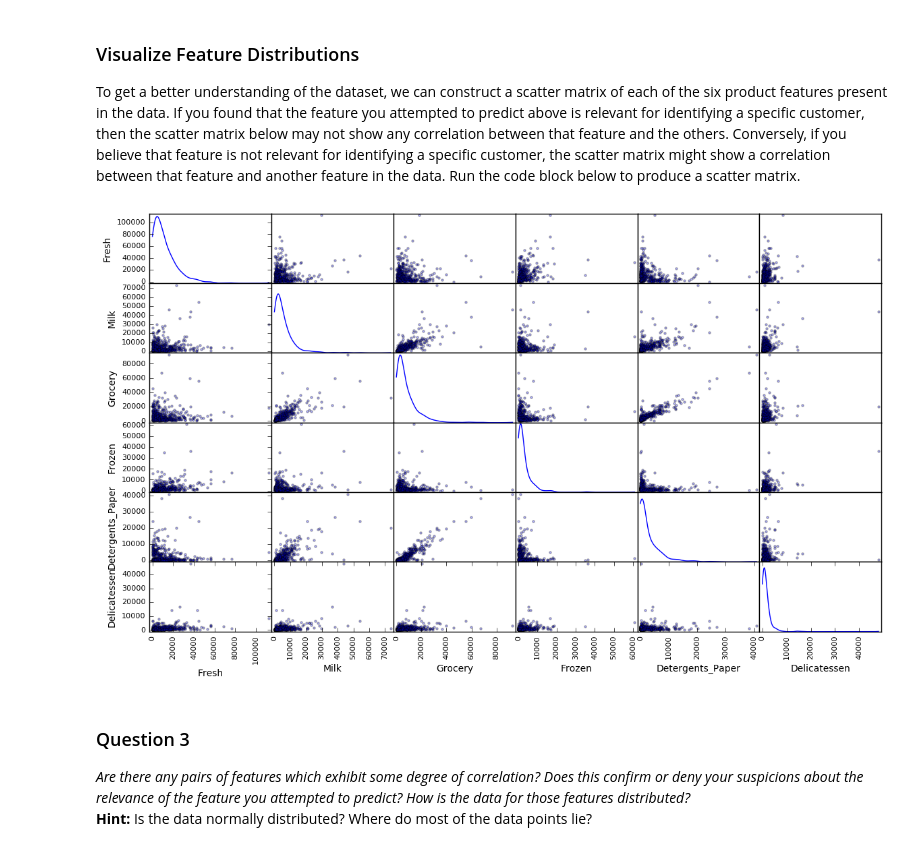
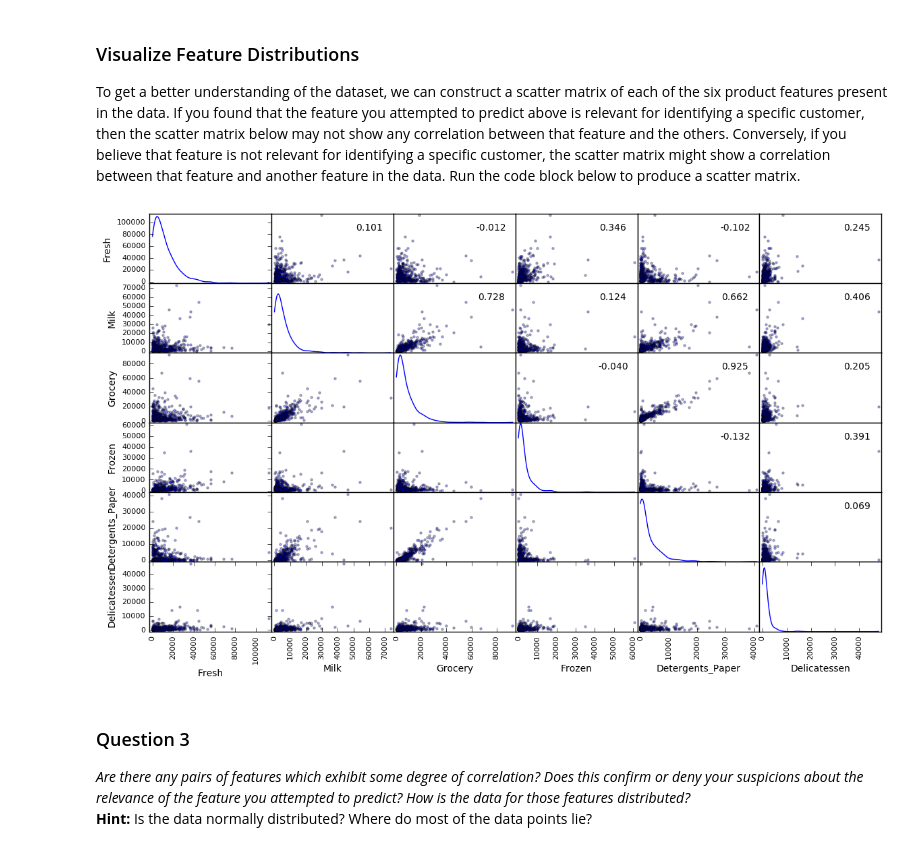
Before and after one commit to donigian/machine_learning_nano_degree, a Jupyter notebook: customer_segments/customer_segments.ipynb, the cells around one changed output. Saved outputs shown, nothing was run; the diff lists cells and outputs as text; code cells hidden in the pictures.

```diff
--- a/customer_segments/customer_segments.ipynb
+++ b/customer_segments/customer_segments.ipynb
@@ -66,0 +62,6 @@ data.head()
+# %%
+from scipy.spatial import distance
+
+# index 119 seems to have the nearest values to the median for Fresh, as well as roughly for rest of our features
+data['fresh_median_nn_distance'] = data.apply(lambda row: distance.euclidean(row['Fresh'],8504), axis=1)
+data.sort_values(['fresh_median_nn_distance'], ascending=[True]).head(10)
@@ -66,0 +80,4 @@ data.head()
+# %%
+# index 263 seems to have the nearest values to the mean for Detergents_Paper, as well as roughly for rest of our features
+data['Detergents_Paper_mean_nn_distance'] = data.apply(lambda row: distance.euclidean(row['Detergents_Paper'],2881), axis=1)
+data.sort_values(['Detergents_Paper_mean_nn_distance'], ascending=[True]).head()
@@ -66,0 +91,4 @@ data.head()
+# %%
+# index 280 seems to have the nearest values to the mean for Milk, as well as roughly for rest of our features
+data['Milk_mean_nn_distance'] = data.apply(lambda row: distance.euclidean(row['Milk'],2881), axis=1)
+data.sort_values(['Milk_mean_nn_distance'], ascending=[True]).head()
@@ -66,0 +102,3 @@ data.head()
+# %%
+data.drop(['fresh_median_nn_distance','Detergents_Paper_mean_nn_distance','Milk_mean_nn_distance'],inplace=True, axis=1)
+data.shape
@@ -174,9 +192,12 @@ I tried to predict the Milk feature. A score of .43 indicates that there is some
 To get a better understanding of the dataset, we can construct a scatter matrix of each of the six product features present in the data. If you found that the feature you attempted to predict above is relevant for identifying a specific customer, then the scatter matrix below may not show any correlation between that feature and the others. Conversely, if you believe that feature is not relevant for identifying a specific customer, the scatter matrix might show a correlation between that feature and another feature in the data. Run the code block below to produce a scatter matrix.
 # %%
 # Produce a scatter matrix for each pair of features in the data
-pd.scatter_matrix(data, alpha = 0.3, figsize = (14,8), diagonal = 'kde');
+axes = pd.scatter_matrix(data, alpha = 0.3, figsize = (14,8), diagonal = 'kde')
+corr = data.corr().as_matrix()
+for i, j in zip(*np.triu_indices_from(axes, k=1)):
+    axes[i, j].annotate("%.3f" %corr[i,j], (0.8, 0.8), xycoords='axes fraction', ha='center', va='center')
 # %% [output]
-[figure, old version]
+[figure, new version]
 # %% [markdown]
 ### Question 3
 *Are there any pairs of features which exhibit some degree of correlation? Does this confirm or deny your suspicions about the relevance of the feature you attempted to predict? How is the data for those features distributed?*
```
Also changed, not shown: parts of 28 cells of this notebook.
